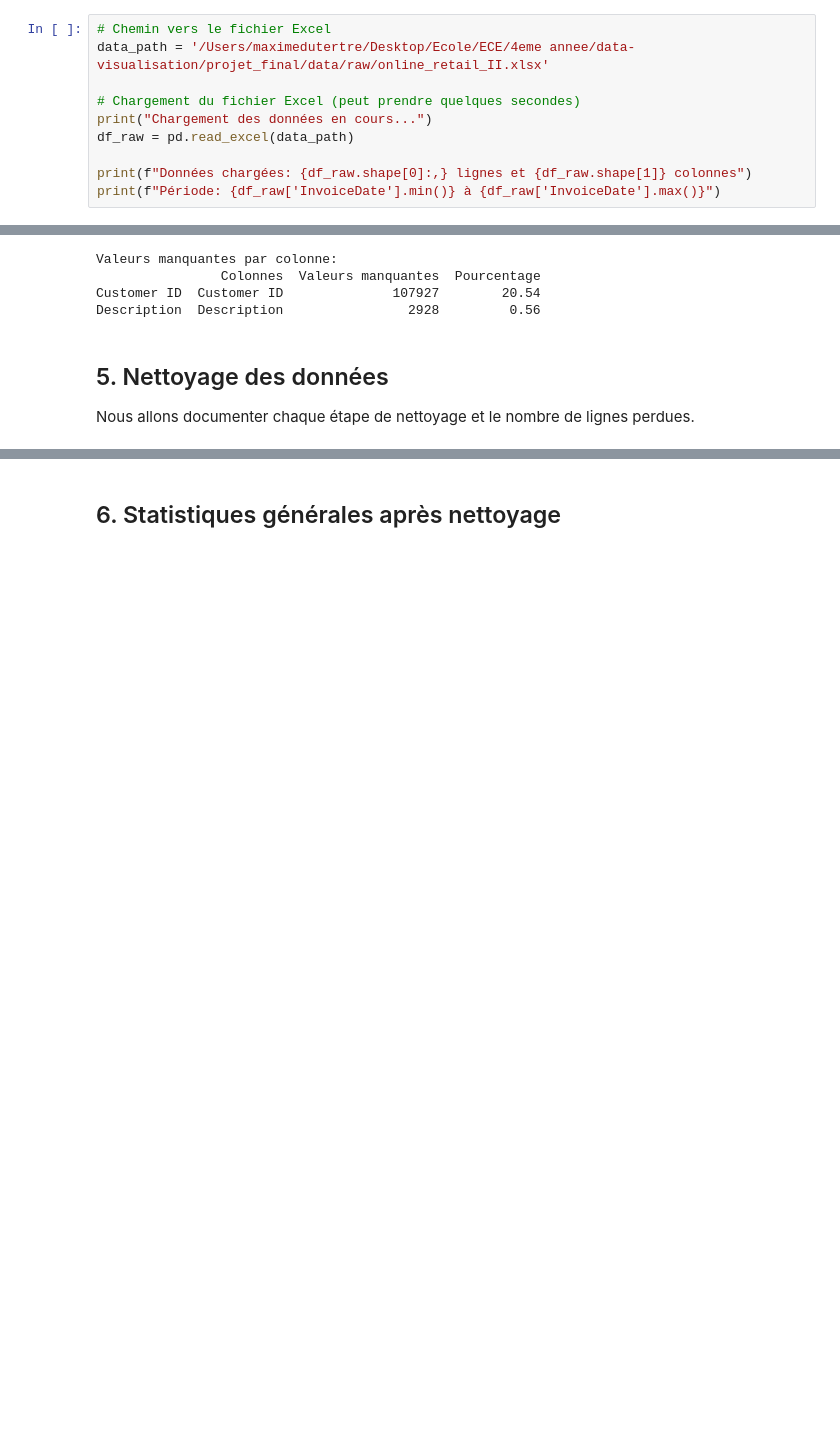
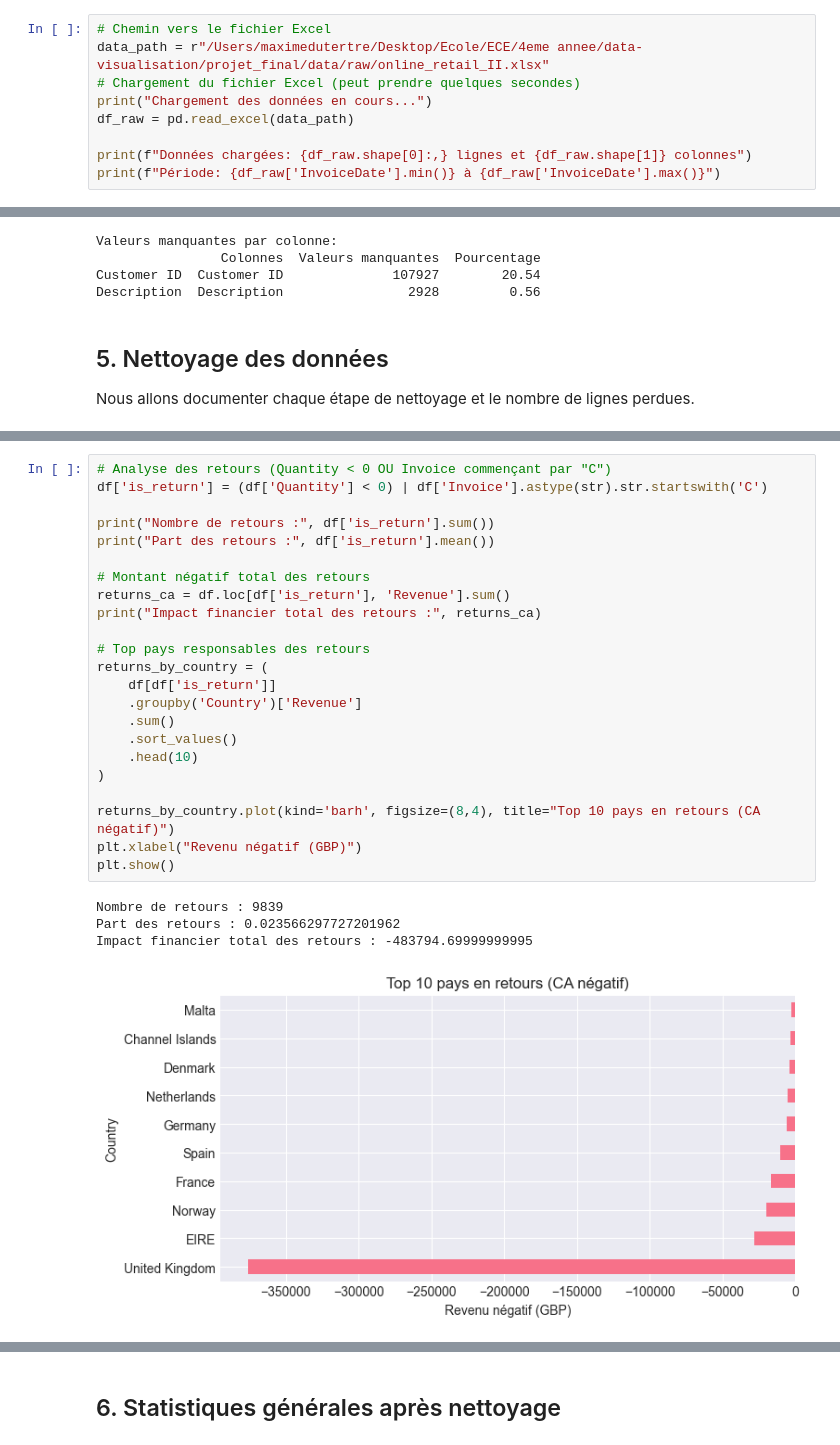
Before and after one commit to Alfred0404/data_visualisation_projet_final, a Jupyter notebook: notebooks/01_exploration.ipynb, the cells around one changed output, grey strips where cells are left out. Cells and saved outputs as stored; diff of their text form; blank space fills up the shorter version.

```diff
--- a/notebooks/01_exploration.ipynb
+++ b/notebooks/01_exploration.ipynb
@@ -27,7 +62,6 @@ pd.set_option('display.width', 1000)
 # %%
 # Chemin vers le fichier Excel
-data_path = '/Users/maximedutertre/Desktop/Ecole/ECE/4eme annee/data-visualisation/projet_final/data/raw/online_retail_II.xlsx'
-
+data_path = r"/Users/maximedutertre/Desktop/Ecole/ECE/4eme annee/data-visualisation/projet_final/data/raw/online_retail_II.xlsx"
 # Chargement du fichier Excel (peut prendre quelques secondes)
 print("Chargement des données en cours...")
 df_raw = pd.read_excel(data_path)
@@ -185,0 +231,28 @@ Etape 3 - Suppression Quantity <= 0: 9,839 lignes perdues
+# %%
+# Analyse des retours (Quantity < 0 OU Invoice commençant par "C")
+df['is_return'] = (df['Quantity'] < 0) | df['Invoice'].astype(str).str.startswith('C')
+
+print("Nombre de retours :", df['is_return'].sum())
+print("Part des retours :", df['is_return'].mean())
+
+# Montant négatif total des retours
+returns_ca = df.loc[df['is_return'], 'Revenue'].sum()
+print("Impact financier total des retours :", returns_ca)
+
+# Top pays responsables des retours
+returns_by_country = (
+    df[df['is_return']]
+    .groupby('Country')['Revenue']
+    .sum()
+    .sort_values()
+    .head(10)
+)
+
+returns_by_country.plot(kind='barh', figsize=(8,4), title="Top 10 pays en retours (CA négatif)")
+plt.xlabel("Revenu négatif (GBP)")
+plt.show()
+# %% [output]
+Nombre de retours : 9839
+Part des retours : 0.023566297727201962
+Impact financier total des retours : -483794.69999999995
+[figure, added]
```
Also changed, not shown: parts of 9 cells of this notebook, 9 other files.
